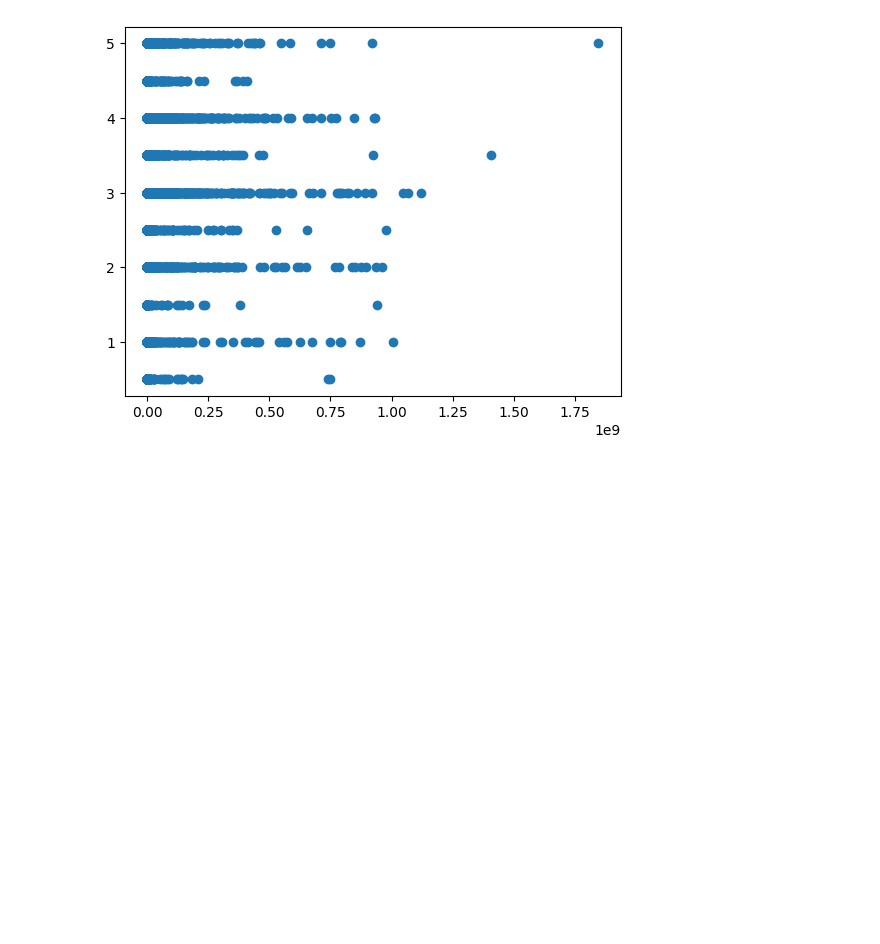
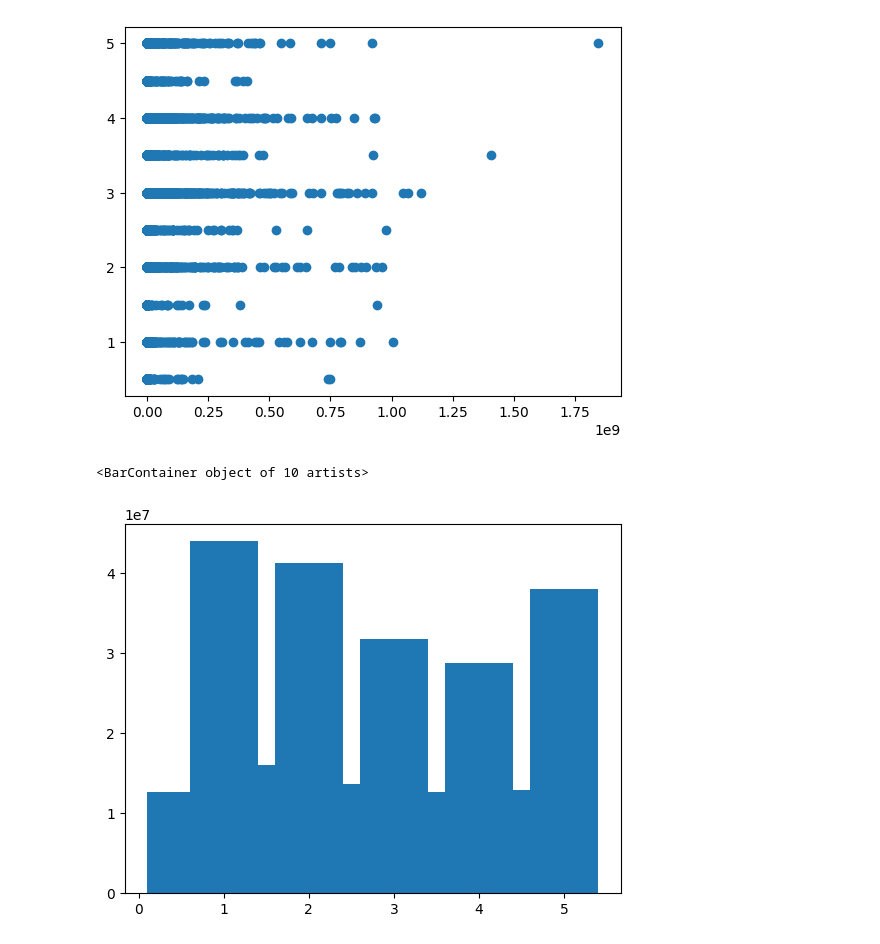
Before and after one commit to JonahRileyHuggins/DataVizDashboard, a Jupyter notebook: javascript/revenueVsRatings.ipynb, the cells around one changed output. Drawn from its saved outputs; the diff is of its cells as text; code cells hidden in the pictures; blank space fills up the shorter version.

```diff
--- a/javascript/revenueVsRatings.ipynb
+++ b/javascript/revenueVsRatings.ipynb
@@ -49,0 +41,13 @@ merged_df.to_csv("revenueVsRatings.csv")
+# %%
+df = pd.read_csv(r"revenueVsRatings.csv", sep=",")
+# %%
+average_revenue_by_rating = df.groupby("rating")["revenue"].mean()
+# %%
+df3 = pd.DataFrame(average_revenue_by_rating)
+df3.reset_index(inplace=True)
+df3.to_csv("average_revenue_by_rating.csv")
+# %%
+plt.bar(df3['rating'], df3['revenue'])
+# %% [output]
+<BarContainer object of 10 artists>
+[figure, added]
```
Also changed, not shown: parts of 3 cells of this notebook, 4 other files.
